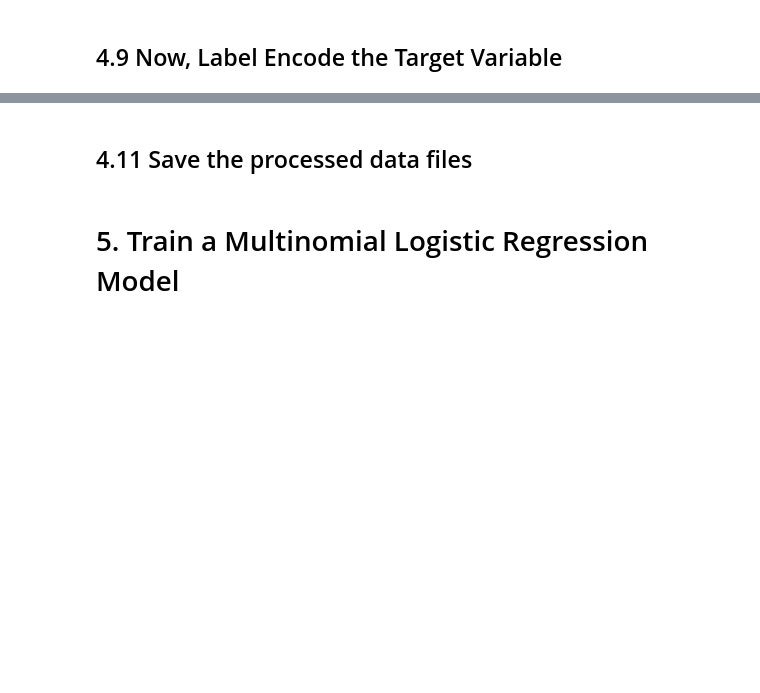
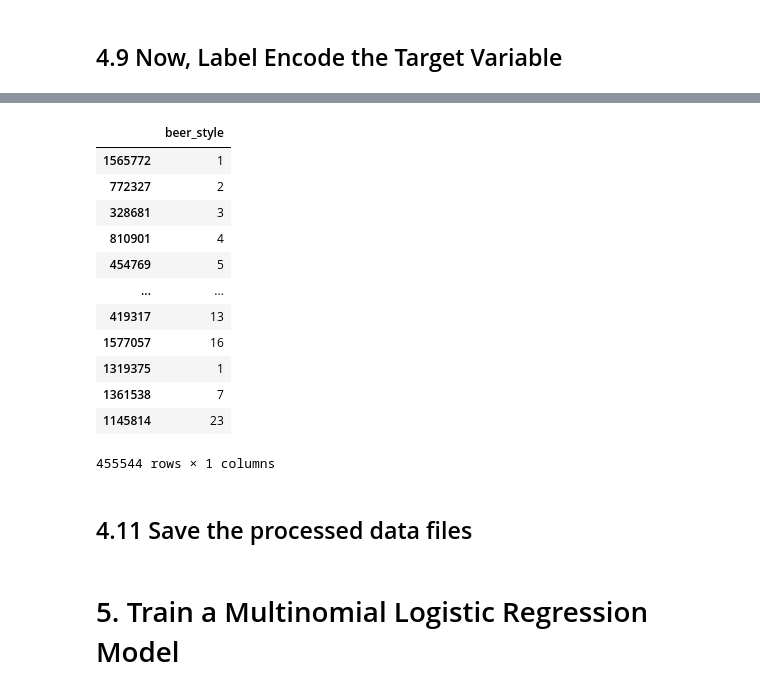
Before and after one commit to JKaur1992/adsi_AT2, a Jupyter notebook: notebooks/Kaur_Jasleen-13368028_AT2_LGR_Model_v3.ipynb, the cells around one changed output, grey strips where cells are left out. Cells and saved outputs as stored; diff of their text form; code cells hidden in the pictures; blank space fills up the shorter version.

```diff
--- a/notebooks/Kaur_Jasleen-13368028_AT2_LGR_Model_v3.ipynb
+++ b/notebooks/Kaur_Jasleen-13368028_AT2_LGR_Model_v3.ipynb
@@ -470,3 +497,23 @@ y_train
+# %%
+# integer encode the target variable - NEEDED?????
+label_encoder = ce.OrdinalEncoder()
+y_test = label_encoder.fit_transform(y_test)
+y_test = pd.DataFrame(y_test)
+y_test
+# %% [output]
+|  | beer_style |
+| 1565772 | 1 |
+| 772327 | 2 |
+| 328681 | 3 |
+| 810901 | 4 |
+| 454769 | 5 |
+| ... | ... |
+| 419317 | 13 |
+| 1577057 | 16 |
+| 1319375 | 1 |
+| 1361538 | 7 |
+| 1145814 | 23 |
+455544 rows × 1 columns
 # %% [markdown]
 ## 4.11 Save the processed data files
 # %%
```
Also changed, not shown: parts of 22 cells of this notebook, 1 other file.
